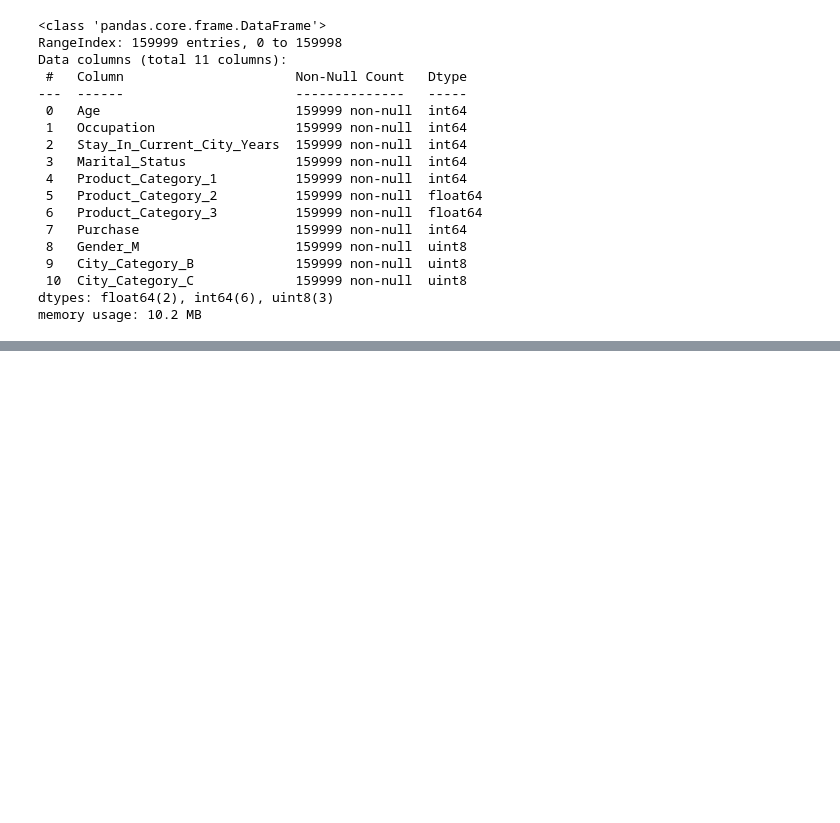
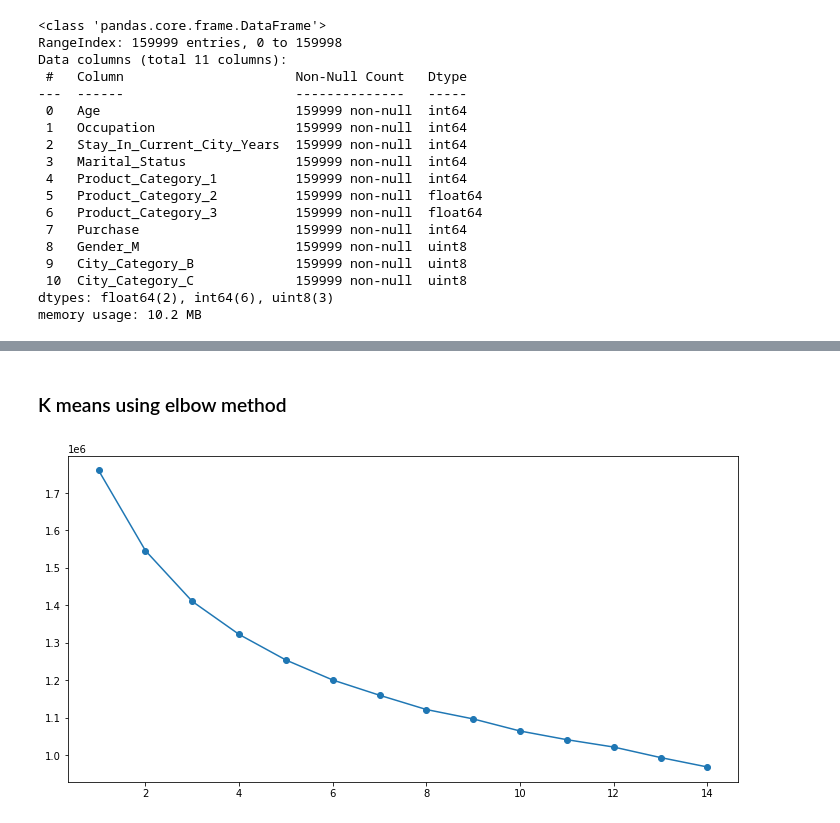
Before and after one commit to SaiKundanaSakhamuri/BlackFridaySalesAnalysis, a Jupyter notebook: clustering.ipynb, the cells around one changed output, grey strips where cells are left out. Drawn from its saved outputs; the diff is of its cells as text; code cells hidden in the pictures; blank space fills up the shorter version.

Commit message:
Updated clustering.ipynb with K means using elbow method

```diff
--- a/clustering.ipynb
+++ b/clustering.ipynb
@@ -109,0 +112,15 @@ memory usage: 10.2 MB
+# %%
+from scipy.stats import zscore
+X_scaled = bf.apply(zscore)
+# %%
+from sklearn.cluster import KMeans
+cluster_range = range( 1, 15 )
+cluster_errors = []
+for num_clusters in cluster_range:
+  clusters = KMeans( num_clusters,n_init = 15, random_state=2)
+  clusters.fit(X_scaled)
+  labels = clusters.labels_
+  centroids = clusters.cluster_centers_
+  cluster_errors.append( clusters.inertia_ )
+clusters_df = pd.DataFrame( { "num_clusters":cluster_range, "cluster_errors": cluster_errors } )
+clusters_df[0:15]
@@ -109,0 +143,8 @@ memory usage: 10.2 MB
+# %% [markdown]
+### K means using elbow method
+# %%
+plt.figure(figsize=(12,6))
+plt.plot( clusters_df.num_clusters, clusters_df.cluster_errors, marker = "o" )
+plt.show()
+# %% [output]
+[figure, added]
```
Also changed, not shown: parts of 5 cells of this notebook.
